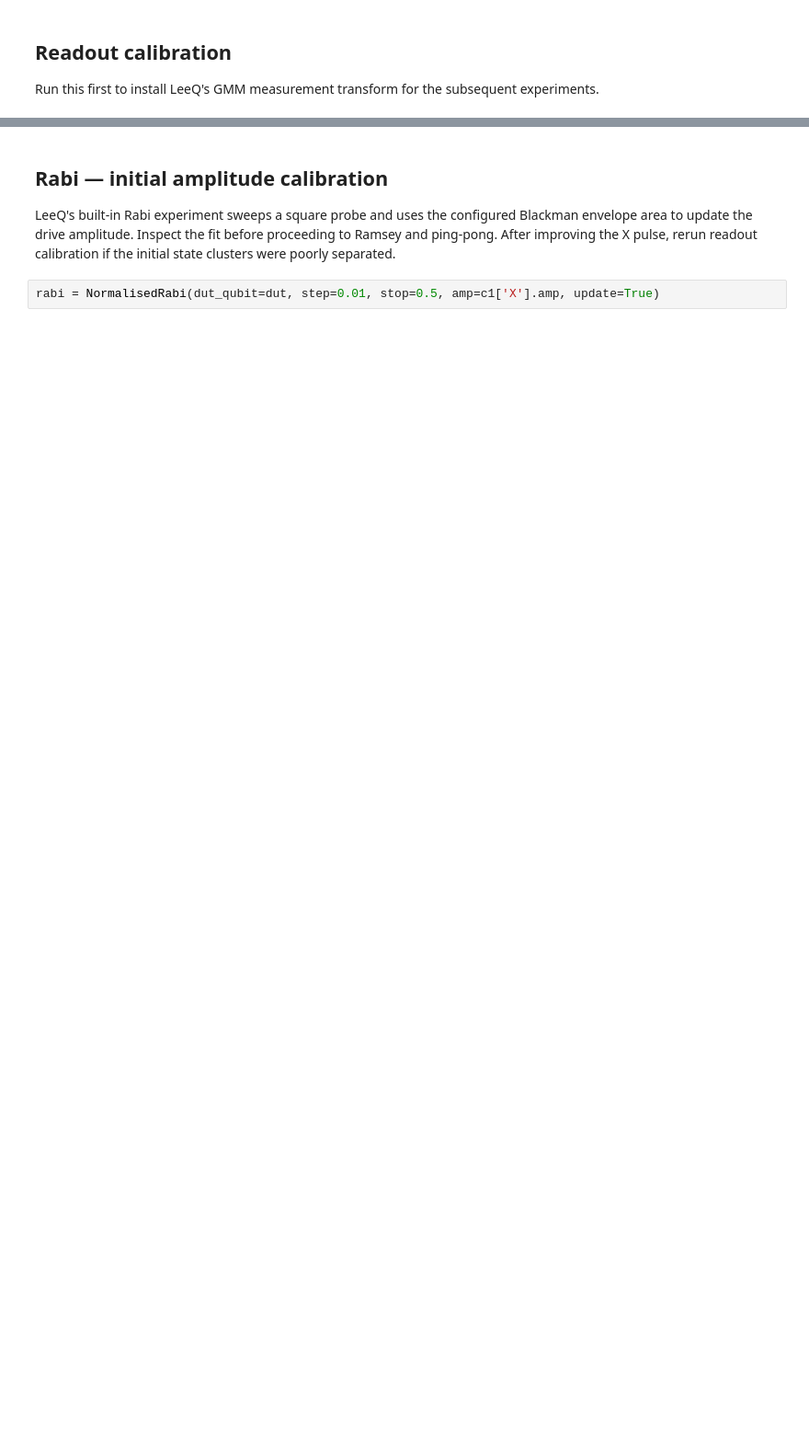
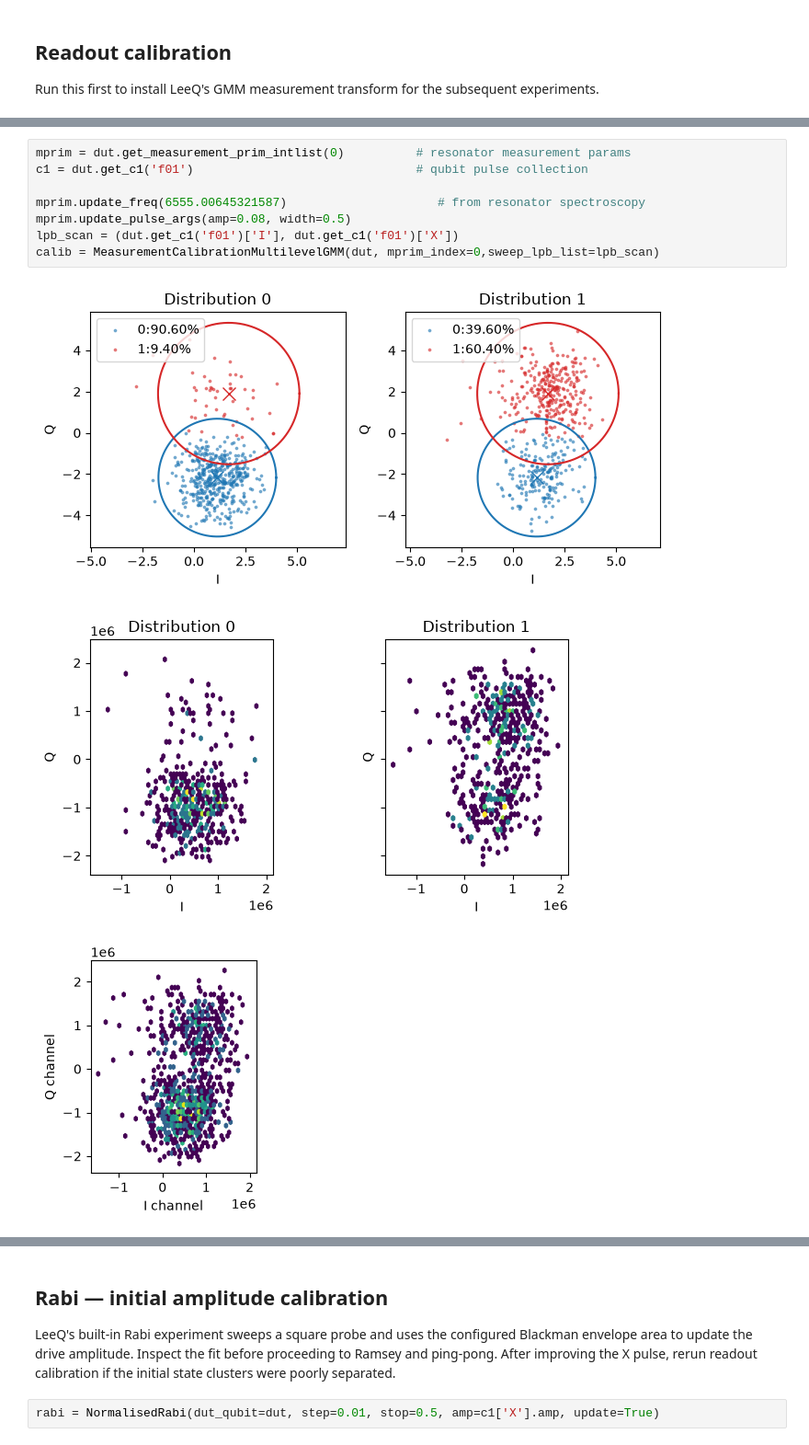
Before and after one commit to ShuxiangCao/LeeQ, a Jupyter notebook: notebooks/RealSystem/TuneUp_X6Y3_LeeQ.ipynb, the cells around one changed output, grey strips where cells are left out. Shown at 92% size. Cells and saved outputs as stored; diff of their text form; blank space fills up the shorter version.

```diff
--- a/notebooks/RealSystem/TuneUp_X6Y3_LeeQ.ipynb
+++ b/notebooks/RealSystem/TuneUp_X6Y3_LeeQ.ipynb
@@ -123,0 +147,12 @@ calib = MeasurementCalibrationMultilevelGMM(dut=dut, mprim_index=0, sweep_lpb_li
+# %%
+mprim = dut.get_measurement_prim_intlist(0)          # resonator measurement params
+c1 = dut.get_c1('f01')                               # qubit pulse collection
+
+mprim.update_freq(6555.00645321587)                     # from resonator spectroscopy
+mprim.update_pulse_args(amp=0.08, width=0.5)
+lpb_scan = (dut.get_c1('f01')['I'], dut.get_c1('f01')['X'])
+calib = MeasurementCalibrationMultilevelGMM(dut, mprim_index=0,sweep_lpb_list=lpb_scan)
+# %% [output]
+[figure, added]
+[figure, added]
+[figure, added]
```
Also changed, not shown: parts of 15 cells of this notebook, 4 other files.
